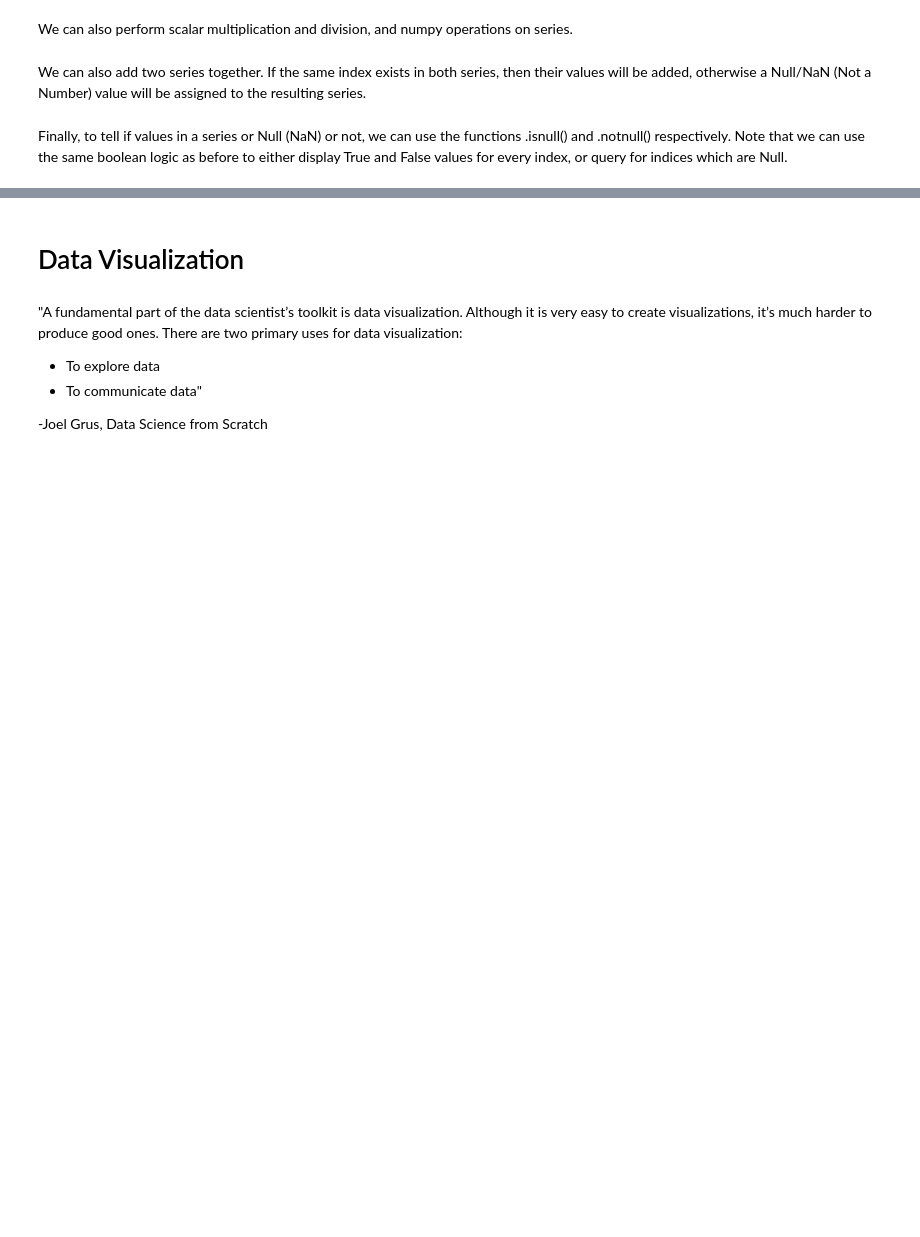
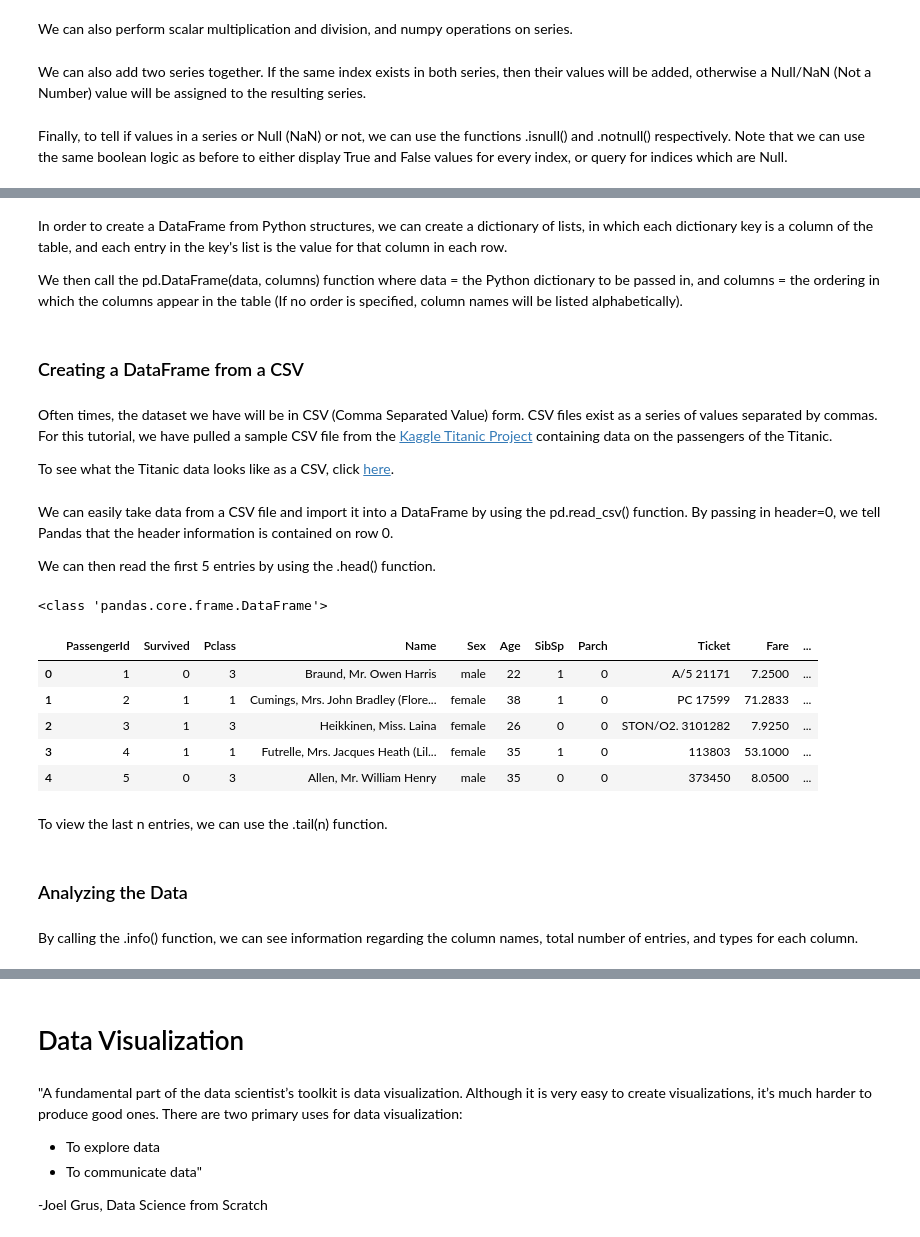
Before and after one commit to ADSA-UIUC/intro-to-pandas-and-matplotlib, a Jupyter notebook: intro-to-pandas-and-matplotlib.ipynb, the cells around one changed output, grey strips where cells are left out. Saved outputs shown, nothing was run; the diff lists cells and outputs as text; code cells hidden in the pictures; blank space fills up the shorter version.

```diff
--- a/intro-to-pandas-and-matplotlib.ipynb
+++ b/intro-to-pandas-and-matplotlib.ipynb
@@ -129,0 +142,4 @@ print s3[s3.isnull()]
+# %% [markdown]
+In order to create a DataFrame from Python structures, we can create a dictionary of lists, in which each dictionary key is a column of the table, and each entry in the key's list is the value for that column in each row.
+
+We then call the pd.DataFrame(data, columns) function where data = the Python dictionary to be passed in, and columns = the ordering in which the columns appear in the table (If no order is specified, column names will be listed alphabetically).
@@ -129,0 +154,28 @@ print s3[s3.isnull()]
+# %% [markdown]
+### Creating a DataFrame from a CSV
+# %% [markdown]
+Often times, the dataset we have will be in CSV (Comma Separated Value) form. CSV files exist as a series of values separated by commas. For this tutorial, we have pulled a sample CSV file from the [Kaggle Titanic Project](https://www.kaggle.com/c/titanic/data?train.csv) containing data on the passengers of the Titanic.
+
+To see what the Titanic data looks like as a CSV, click [here](https://raw.githubusercontent.com/pcsanwald/kaggle-titanic/master/train.csv).
+# %% [markdown]
+We can easily take data from a CSV file and import it into a DataFrame by using the pd.read_csv() function. By passing in header=0, we tell Pandas that the header information is contained on row 0.
+
+We can then read the first 5 entries by using the .head() function.
+# %%
+df = pd.read_csv('train.csv', header=0)
+
+# Note that the csv data is now a Pandas DataFrame
+print type(df)
+
+# Returns first 5 entries
+df.head()
+# %% [output]
+<class 'pandas.core.frame.DataFrame'>
+|  | PassengerId | Survived | Pclass | Name | Sex | Age | SibSp | Parch | Ticket | Fare | ... |
+| 0 | 1 | 0 | 3 | Braund, Mr. Owen Harris | male | 22 | 1 | 0 | A/5 21171 | 7.2500 | ... |
+| 1 | 2 | 1 | 1 | Cumings, Mrs. John Bradley (Flore... | female | 38 | 1 | 0 | PC 17599 | 71.2833 | ... |
+| 2 | 3 | 1 | 3 | Heikkinen, Miss. Laina | female | 26 | 0 | 0 | STON/O2. 3101282 | 7.9250 | ... |
+| 3 | 4 | 1 | 1 | Futrelle, Mrs. Jacques Heath (Lil... | female | 35 | 1 | 0 | 113803 | 53.1000 | ... |
+| 4 | 5 | 0 | 3 | Allen, Mr. William Henry | male | 35 | 0 | 0 | 373450 | 8.0500 | ... |
+# %% [markdown]
+To view the last n entries, we can use the .tail(n) function.
@@ -129,0 +184,4 @@ print s3[s3.isnull()]
+# %% [markdown]
+### Analyzing the Data
+# %% [markdown]
+By calling the .info() function, we can see information regarding the column names, total number of entries, and types for each column.
```
Also changed, not shown: parts of 39 cells of this notebook, 26 other files.
